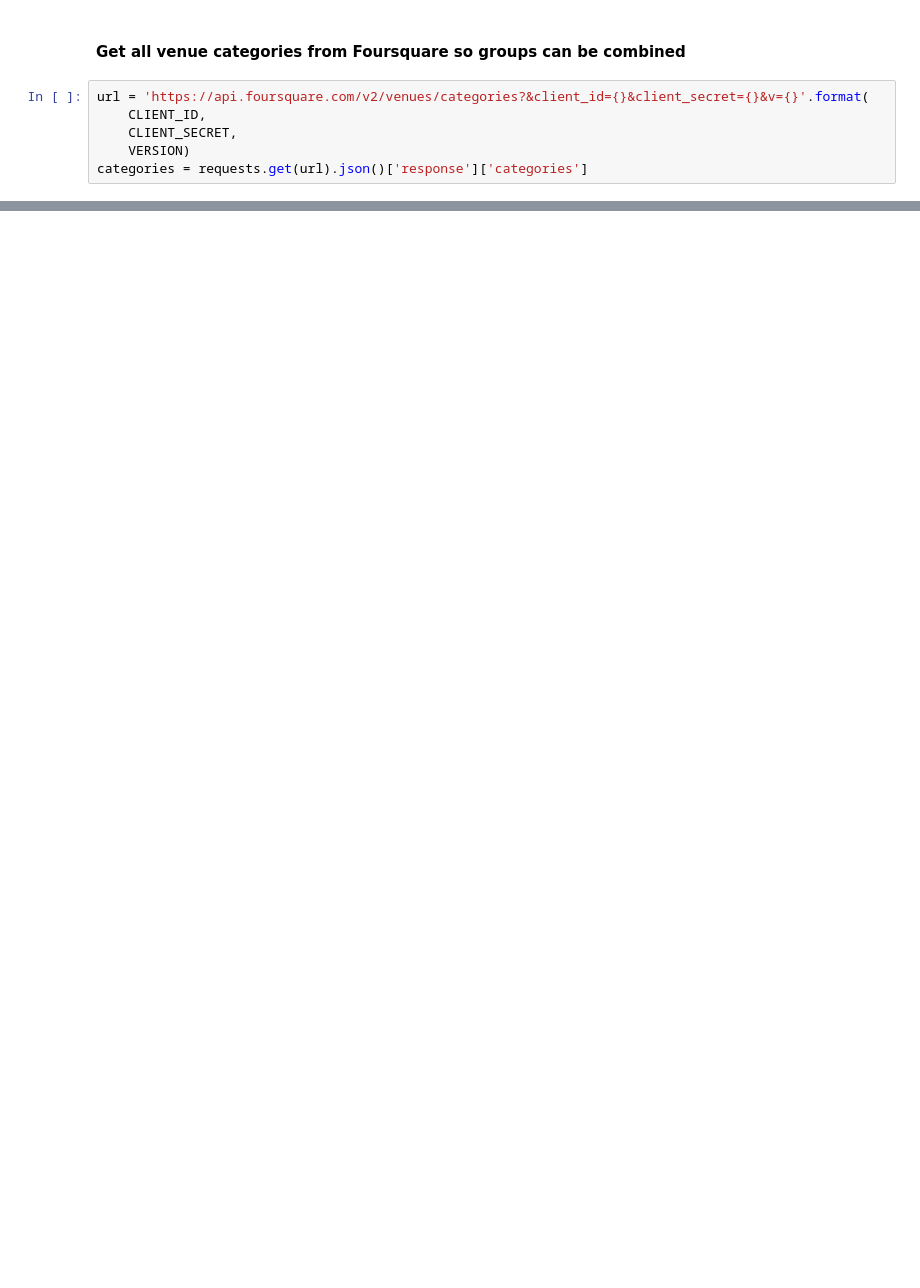
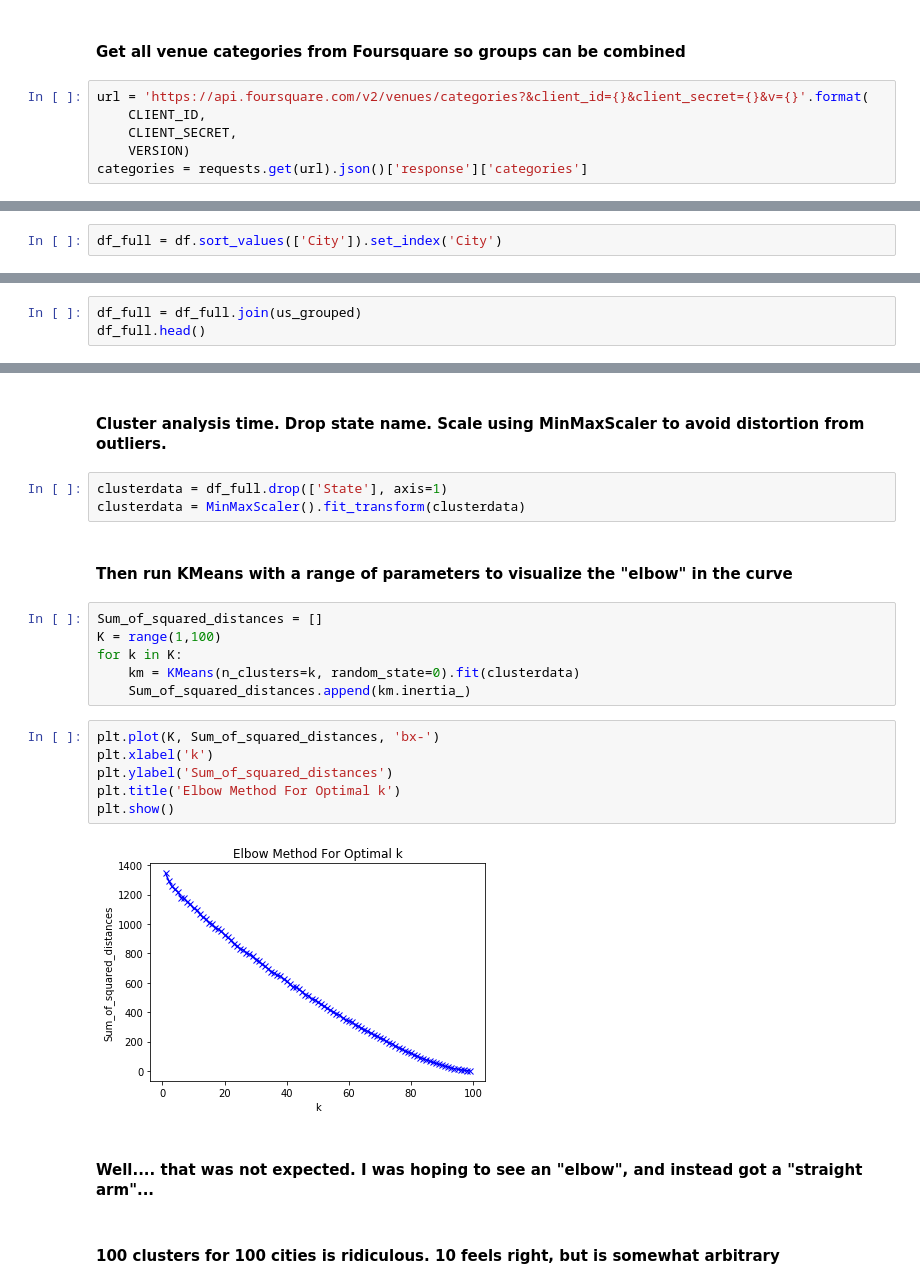
Before and after one commit to richtimm/coursera, a Jupyter notebook: Battle of the Neighbordhoods.ipynb, the cells around one changed output, grey strips where cells are left out. Cells and saved outputs as stored; diff of their text form; blank space fills up the shorter version.

```diff
--- a/Battle of the Neighbordhoods.ipynb
+++ b/Battle of the Neighbordhoods.ipynb
@@ -184,0 +317,2 @@ categories = requests.get(url).json()['response']['categories']
+# %%
+df_full = df.sort_values(['City']).set_index('City')
@@ -184,0 +331,3 @@ categories = requests.get(url).json()['response']['categories']
+# %%
+df_full = df_full.join(us_grouped)
+df_full.head()
@@ -184,0 +343,25 @@ categories = requests.get(url).json()['response']['categories']
+# %% [markdown]
+#### Cluster analysis time. Drop state name. Scale using MinMaxScaler to avoid distortion from outliers.
+# %%
+clusterdata = df_full.drop(['State'], axis=1)
+clusterdata = MinMaxScaler().fit_transform(clusterdata)
+# %% [markdown]
+#### Then run KMeans with a range of parameters to visualize the "elbow" in the curve
+# %%
+Sum_of_squared_distances = []
+K = range(1,100)
+for k in K:
+    km = KMeans(n_clusters=k, random_state=0).fit(clusterdata)
+    Sum_of_squared_distances.append(km.inertia_)
+# %%
+plt.plot(K, Sum_of_squared_distances, 'bx-')
+plt.xlabel('k')
+plt.ylabel('Sum_of_squared_distances')
+plt.title('Elbow Method For Optimal k')
+plt.show()
+# %% [output]
+[figure, added]
+# %% [markdown]
+#### Well.... that was not expected. I was hoping to see an "elbow", and instead got a "straight arm"...
+# %% [markdown]
+#### 100 clusters for 100 cities is ridiculous. 10 feels right, but is somewhat arbitrary
```
Also changed, not shown: parts of 36 cells of this notebook.
